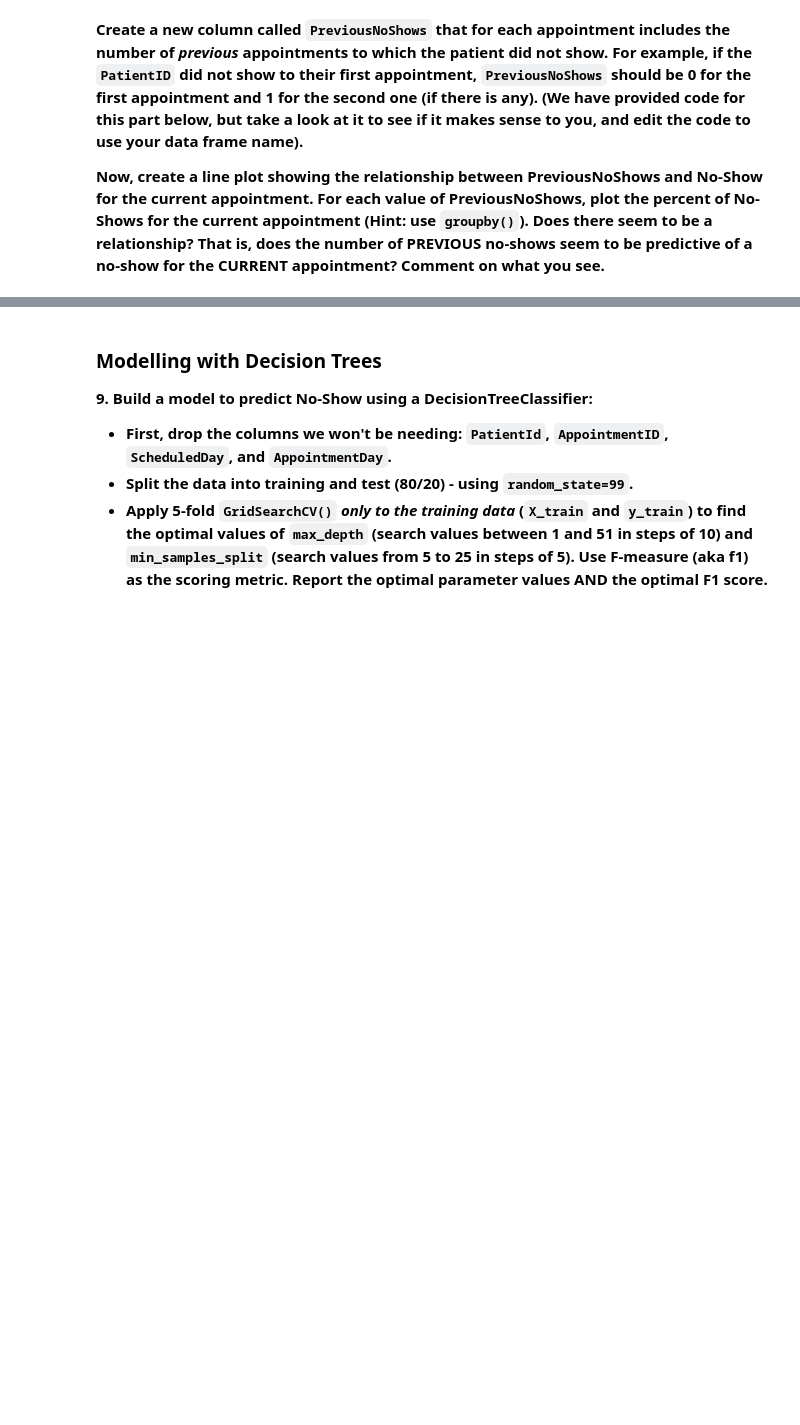
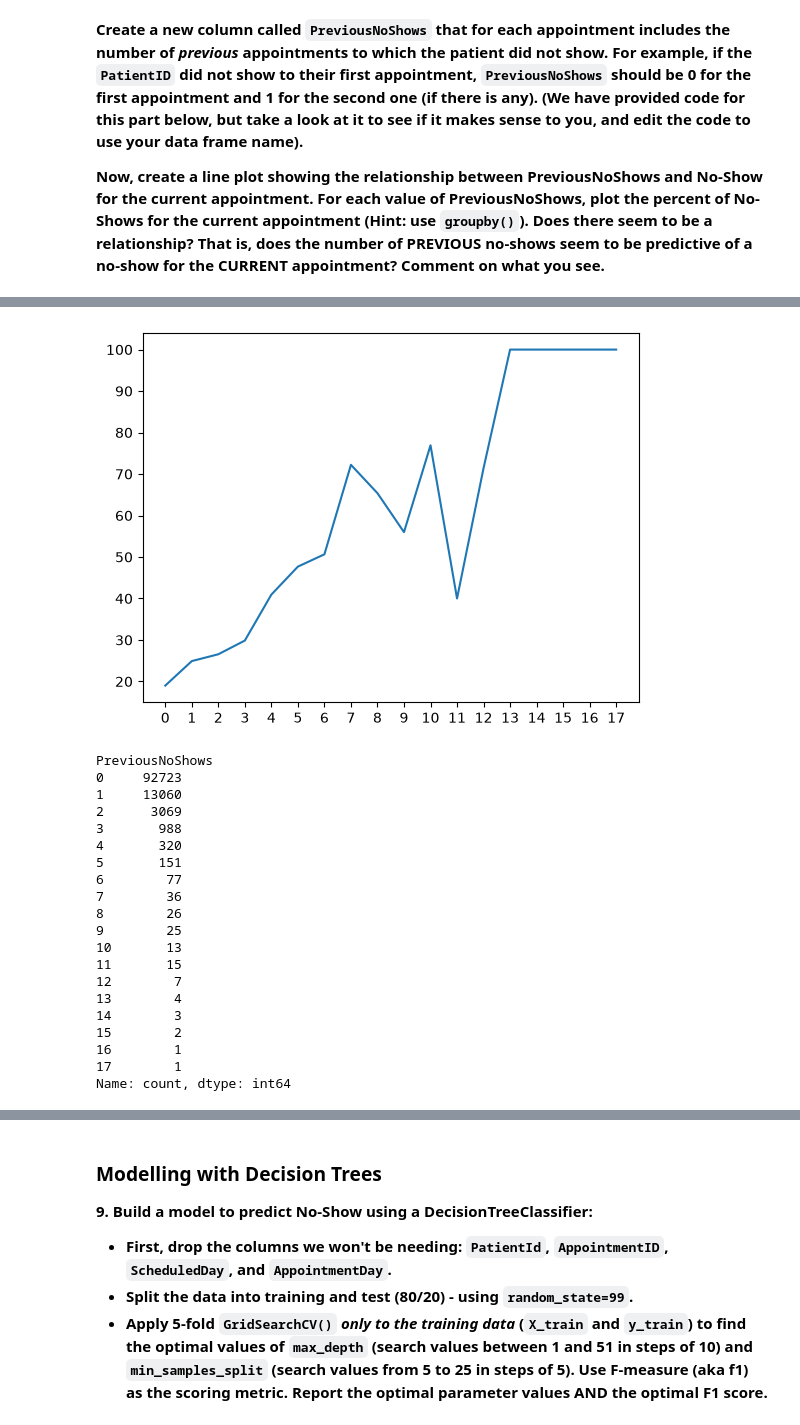
Before and after one commit to chrismji/Datasci-and-Ai-in-Bus, a Jupyter notebook: HW3_PatientNoShows.ipynb, the cells around one changed output, grey strips where cells are left out. Cells and saved outputs as stored; diff of their text form; code cells hidden in the pictures; blank space fills up the shorter version.

```diff
--- a/HW3_PatientNoShows.ipynb
+++ b/HW3_PatientNoShows.ipynb
@@ -57,3 +275,7 @@ Here's a brief summary of the features in the data:
+# %%
+dummies = pd.get_dummies(df['Neighborhood'], prefix='Neighborhood', dtype=int)
+df = pd.concat([df, dummies], axis=1)
+df.drop('Neighborhood', axis=1, inplace=True)
 # %% [markdown]
 **8. There are many patients that have historically made more than one appointment. This data set contains multiple observations per person, so we can use their past appointments as features in predicting whether the current appointment will be a no-show.**
 
@@ -62,8 +284,14 @@ Here's a brief summary of the features in the data:
 **Create a new column called `PreviousNoShows` that for each appointment includes the number of *previous* appointments to which the patient did not show. For example, if the `PatientID` did not show to their first appointment, `PreviousNoShows` should be 0 for the first appointment and 1 for the second one (if there is any). (We have provided code for this part below, but take a look at it to see if it makes sense to you, and edit the code to use your data frame name).**
 
 **Now, create a line plot showing the relationship between PreviousNoShows and No-Show for the current appointment.   For each value of PreviousNoShows, plot the percent of No-Shows for the current appointment (Hint: use `groupby()`).  Does there seem to be a relationship? That is, does the number of PREVIOUS no-shows seem to be predictive of a no-show for the CURRENT appointment?  Comment on what you see.**
+# %%
+# maybe I missed a step earlier? But this should be done
+df['No-show'] = np.where(df['No-show'] == 'Yes', 1, 0)
 # %%
-## sample code for calculating PreviousNoShows- make sure to replace "df" with your data frame name
+# sample code for calculating PreviousNoShows- make sure to replace "df" with your data frame name
 
-# df = df.sort_values(['PatientId', 'ScheduledDay'])
-# df['PreviousNoShows'] = df.groupby(['PatientId'])['No-show'].cumsum()- df['No-show']
+df = df.sort_values(['PatientId', 'ScheduledDay'])
+df['PreviousNoShows'] = df.groupby(['PatientId'])['No-show'].cumsum()- df['No-show']
+# %%
+missedPercent = df.groupby('PreviousNoShows')['No-show'].mean() * 100
+missedPercent
@@ -69,0 +319,27 @@ Here's a brief summary of the features in the data:
+# %%
+plt.plot(missedPercent.index, missedPercent)
+plt.xticks(np.arange(0,18))
+plt.show()
+print(df['PreviousNoShows'].value_counts().sort_index())
+# %% [output]
+[figure, added]
+PreviousNoShows
+0     92723
+1     13060
+2      3069
+3       988
+4       320
+5       151
+6        77
+7        36
+8        26
+9        25
+10       13
+11       15
+12        7
+13        4
+14        3
+15        2
+16        1
+17        1
+Name: count, dtype: int64
```
Also changed, not shown: parts of 31 cells of this notebook, 1 other file.
